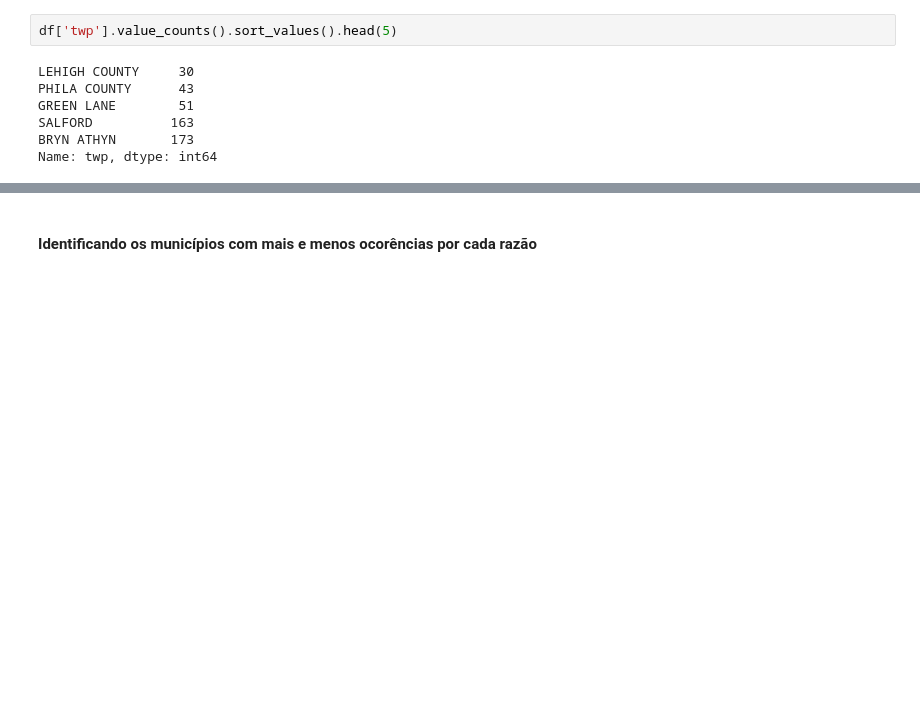
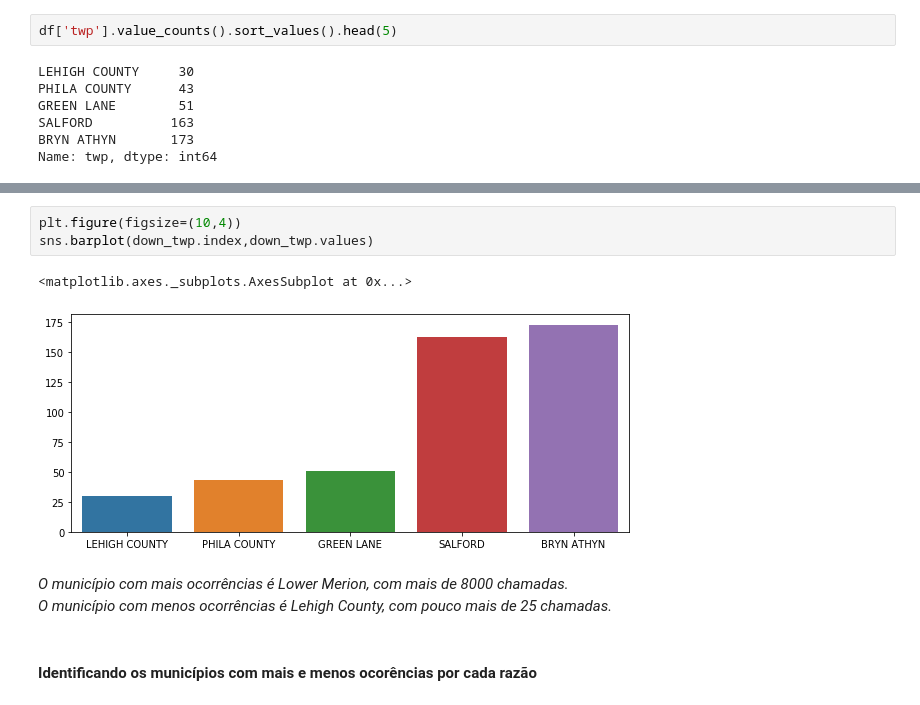
Before and after one commit to andreviniciusmb/Data_Science, a Jupyter notebook: Ligacoes_911/EDA 911.ipynb, the cells around one changed output, grey strips where cells are left out. Saved outputs shown, nothing was run; the diff lists cells and outputs as text; blank space fills up the shorter version.

```diff
--- a/Ligacoes_911/EDA 911.ipynb
+++ b/Ligacoes_911/EDA 911.ipynb
@@ -83,3 +123,12 @@ Name: twp, dtype: int64
+# %%
+plt.figure(figsize=(10,4))
+sns.barplot(down_twp.index,down_twp.values)
+# %% [output]
+<matplotlib.axes._subplots.AxesSubplot at 0x...>
+[figure, added]
+# %% [markdown]
+*O município com mais ocorrências é Lower Merion, com mais de 8000 chamadas.* \
+*O município com menos ocorrências é Lehigh County, com pouco mais de 25 chamadas.*
 # %% [markdown]
 #### Identificando os municípios com mais e menos ocorências por cada razão
 # %%
```
Also changed, not shown: parts of 32 cells of this notebook.
